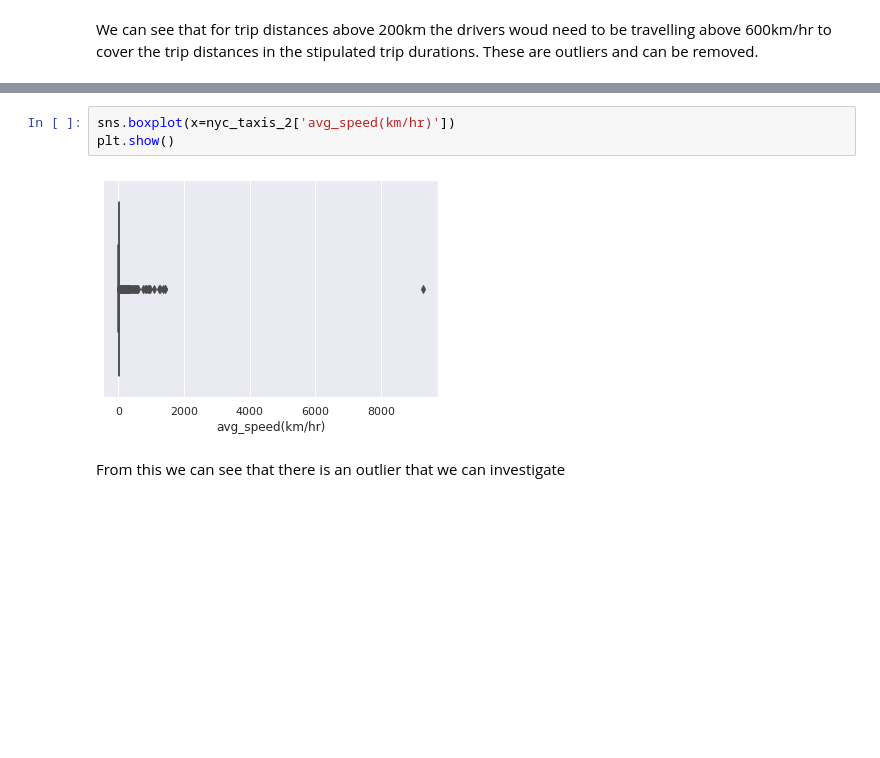
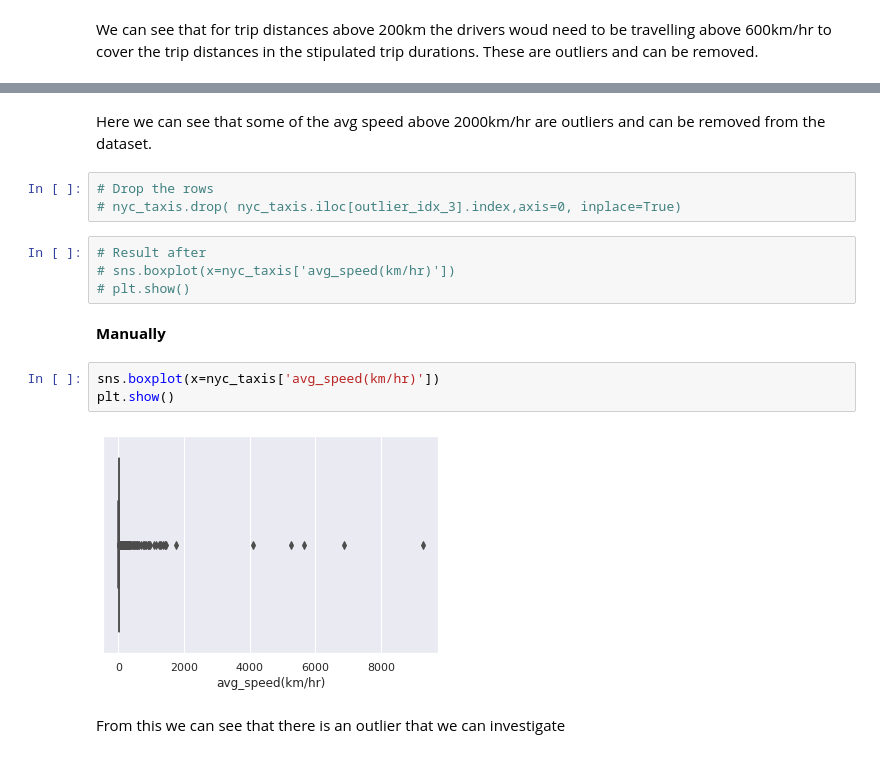
Before and after one commit to BongumusaSizwe/DVE, a Jupyter notebook: Assignment 2/Ques1.1&1.2.ipynb, the cells around one changed output, grey strips where cells are left out. Saved outputs shown, nothing was run; the diff lists cells and outputs as text; blank space fills up the shorter version.

```diff
--- a/Assignment 2/Ques1.1&1.2.ipynb
+++ b/Assignment 2/Ques1.1&1.2.ipynb
@@ -312,8 +284,19 @@ plt.show()
+# %% [markdown]
+Here we can see that some of the avg speed above 2000km/hr are outliers and can be removed from the dataset.
+# %%
+# Drop the rows
+# nyc_taxis.drop( nyc_taxis.iloc[outlier_idx_3].index,axis=0, inplace=True)
+# %%
+# Result after
+# sns.boxplot(x=nyc_taxis['avg_speed(km/hr)'])
+# plt.show()
+# %% [markdown]
+**Manually**
 # %%
-sns.boxplot(x=nyc_taxis_2['avg_speed(km/hr)'])
+sns.boxplot(x=nyc_taxis['avg_speed(km/hr)'])
 plt.show()
 # %% [output]
-[figure, old version]
+[figure, new version]
 # %% [markdown]
 From this we can see that there is an outlier that we can investigate
 # %%
```
Also changed, not shown: parts of 27 cells of this notebook.
